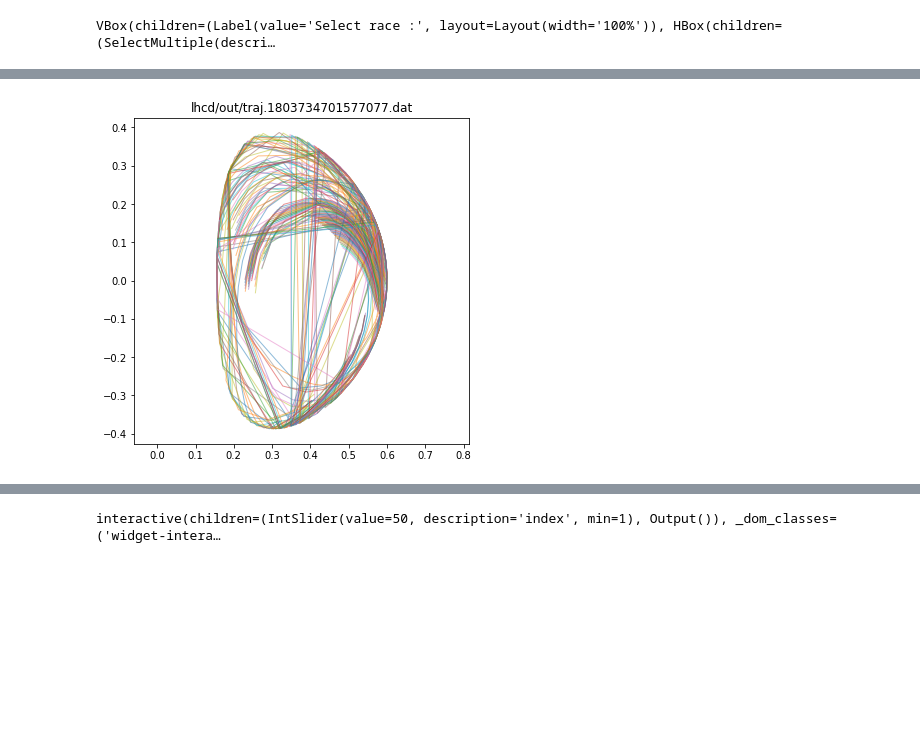
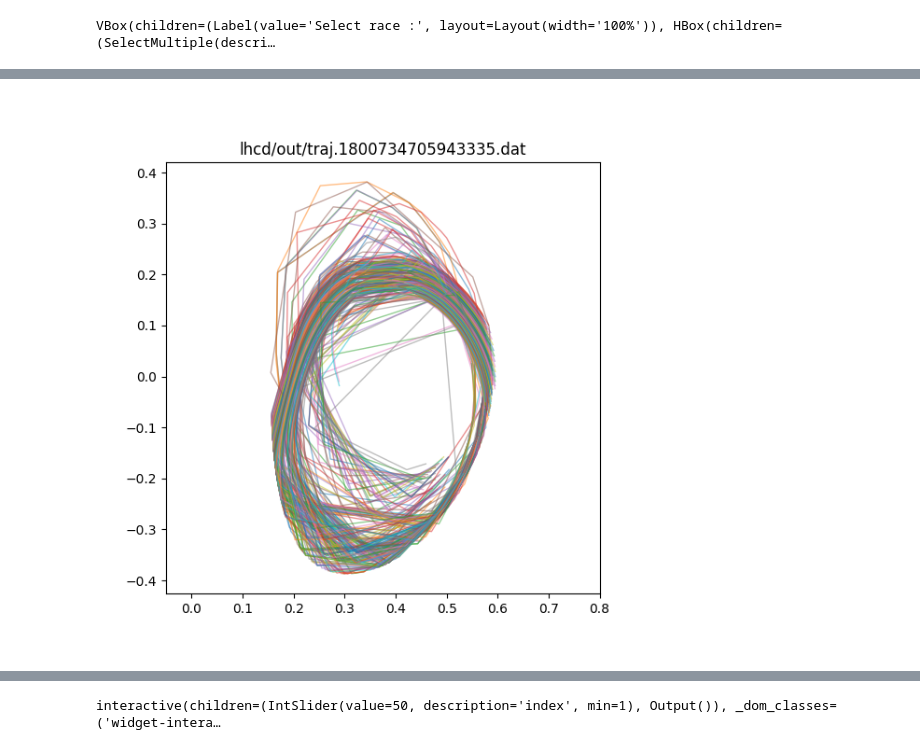
Before and after one commit to temper8/Discharge, a Jupyter notebook: astra/summary.ipynb, the cells around one changed output, grey strips where cells are left out. Saved outputs shown, nothing was run; the diff lists cells and outputs as text; code cells hidden in the pictures; blank space fills up the shorter version.

```diff
--- a/astra/summary.ipynb
+++ b/astra/summary.ipynb
@@ -34,7 +45,8 @@ lhcd/out/traj.1801734705943335.dat
 # %%
-R1.plot_trajectories(R1.traj_list[3])
+%matplotlib widget
+R1.plot_trajectories(R1.traj_list[0])
 # %% [output]
-[figure, old version]
+[figure, new version]
 # %%
 import matplotlib.pyplot as plt
 
```
Also changed, not shown: parts of 5 cells of this notebook, 3 other files.
